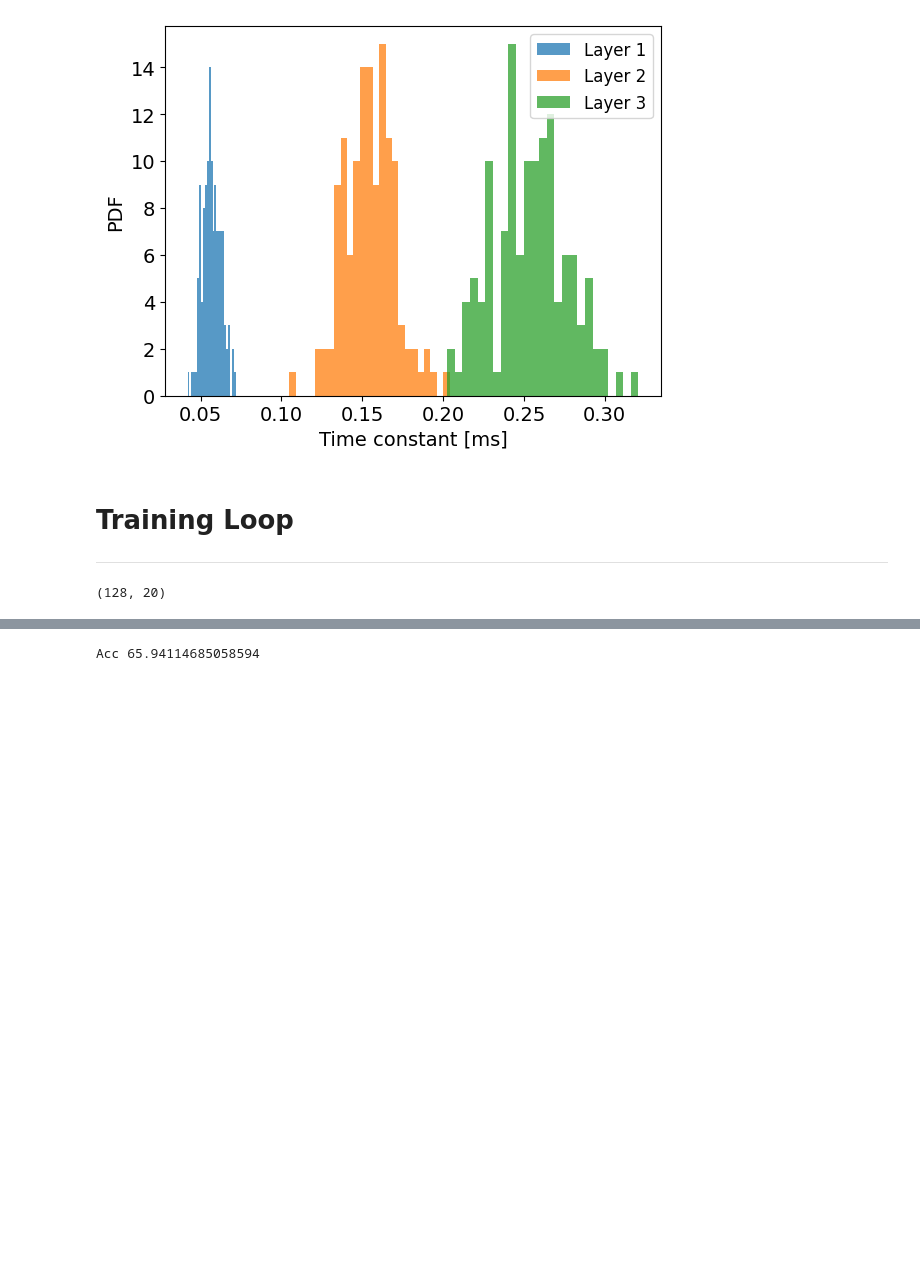
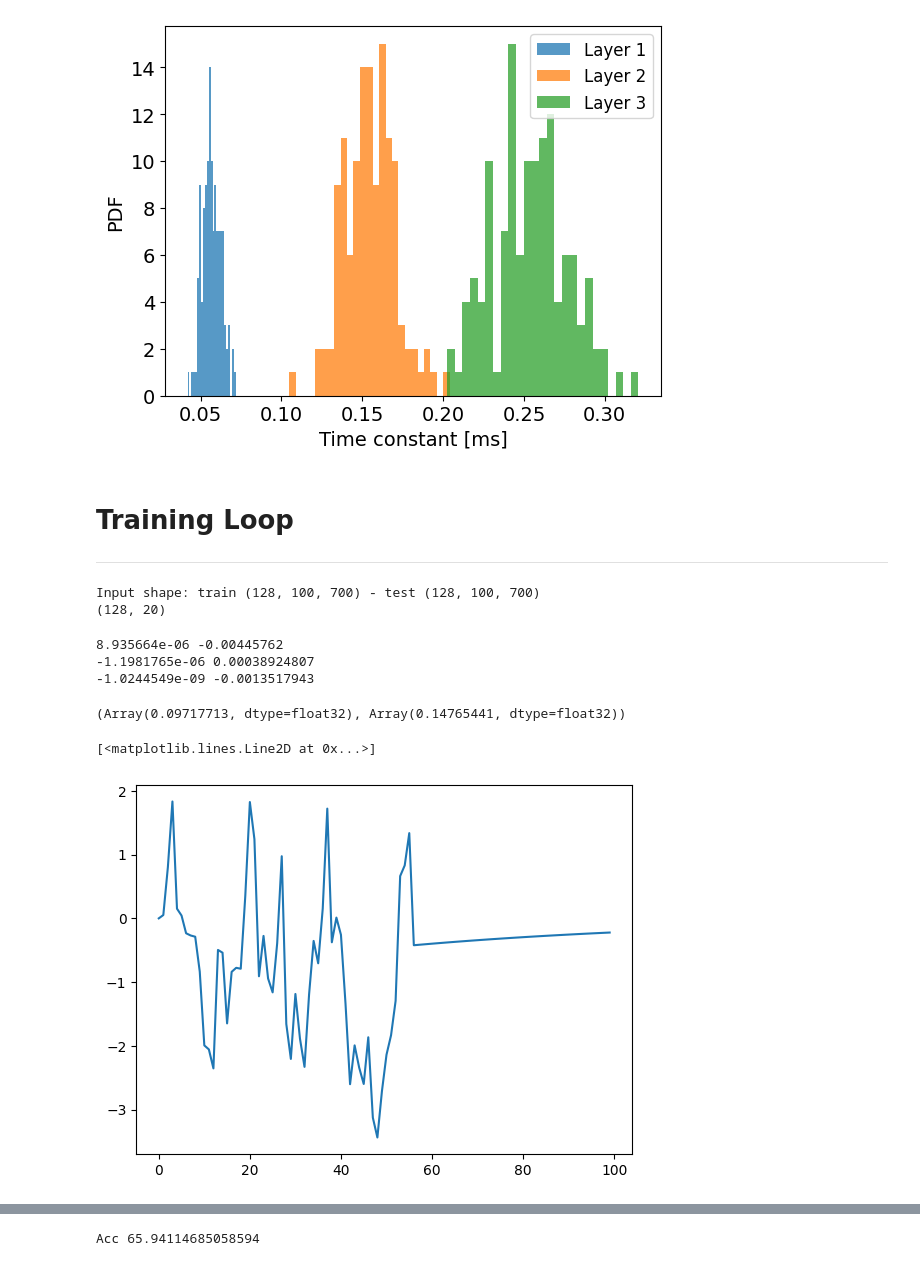
Before and after one commit to EIS-Hub/hSNN, a Jupyter notebook: snn_hierarchy_shd.ipynb, the cells around one changed output, grey strips where cells are left out. Saved outputs shown, nothing was run; the diff lists cells and outputs as text; code cells hidden in the pictures; blank space fills up the shorter version.

```diff
--- a/snn_hierarchy_shd.ipynb
+++ b/snn_hierarchy_shd.ipynb
@@ -285,7 +288,7 @@ def params_initializer( key, args ):
             weight_l = [weight_l, weight_rec_l]
             weight_mask__rec_l = 1 # jax.random.uniform(key_hid[l], [n_post, n_post]) < (1/args.n_layers)
             weight_mask_l = [weight_mask_l, weight_mask__rec_l]
-        if args.normalizer is not None:
+        if args.normalizer in ['batch', 'layer']:
             scale_norm = jnp.ones( (n_post) ) #jax.random.normal(key_hid[l], [n_post]) * (1/args.w_scale)
             bias_norm = jnp.zeros( (n_post) ) + args.norm_bias_init #jax.random.normal(key_hid[l], [n_post]) * (1/args.w_scale)
             weight_l = [weight_l, scale_norm, bias_norm]
@@ -515,14 +552,14 @@ def lif_forward(net_params, net_states, input_spikes, norm=LayerNorm):
     if len(w) == 3: I_in_norm = norm( I_in, bias = bias, scale = scale )
     else: I_in_norm = I_in #norm( I_in, bias = jnp.zeros( (I_in.shape[-1]) ), scale = jnp.ones( (I_in.shape[-1]) ) )
     # V_mem = (alpha) * (V_mem - out_spikes) + (1-alpha) * I_in #- out_spikes*v_thr
-    V_mem = (alpha) * (V_mem - out_spikes) + I_in #- out_spikes*v_thr
-    # V_mem = alpha * V_mem + I_in_norm - out_spikes*v_thr
+    # V_mem = (alpha) * (V_mem - out_spikes) + I_in #- out_spikes*v_thr
+    V_mem = alpha * V_mem + I_in_norm - out_spikes*v_thr
 
     out_spikes = spiking_fn( V_mem, v_thr )
     return [w, alpha], [w_mask, tau, V_mem, out_spikes, v_thr, noise_sd]
 
 # Leaky Integrate and Fire layer, Recurrent
-def lif_recurrent(net_params, net_states, input_spikes):
+def lif_recurrent(net_params, net_states, input_spikes, norm = LayerNorm):
     ''' Forward function for the Leaky-Integrate and Fire neuron layer, adopted here for the hidden layers. '''
 
     # state: the parameters (weights) and the state of the neurons (spikes, inputs and membrane, ecc..)
@@ -532,15 +569,19 @@ def lif_recurrent(net_params, net_states, input_spikes):
         weight, scale, bias = w
     else: weight = w
     win, wrec = weight
+    w_rec_diag_zeros = jnp.ones_like(wrec) - jnp.eye( wrec.shape[0] )
+
 
     # we evolve the state of the neuron according to the LIF formula, Euler approximation
     I_in = jnp.matmul(input_spikes, win*win_mask)
-    I_rec = jnp.matmul(out_spikes, wrec*wrec_mask)
+    I_rec = jnp.matmul(out_spikes, wrec*wrec_mask*w_rec_diag_zeros)
     # Normalization
-    if len(w) == 3: I_in_norm = norm( I_in+I_rec, bias = bias, scale = scale )
+    if len(w) == 3: I_in_norm = norm( I_in + I_rec, bias = bias, scale = scale )
     else: I_in_norm = I_in + I_rec #norm( I_in, bias = jnp.zeros( (I_in.shape[-1]) ), scale = jnp.ones( (I_in.shape[-1]) ) )
     # V_mem = (alpha) * (V_mem) + (1-alpha) * I_in - out_spikes*v_thr
-    V_mem = alpha * V_mem + I_in_norm - out_spikes*v_thr
+    # V_mem = alpha * V_mem + I_in_norm - out_spikes*v_thr
+    # V_mem = alpha * (V_mem - out_spikes) + (1-alpha) * ( I_in_norm )
+    V_mem = alpha * (V_mem - out_spikes) + (1) * ( I_in_norm )
     out_spikes = spiking_fn( V_mem, v_thr )
 
     return [w, alpha], [w_mask, tau, V_mem, out_spikes, v_thr, noise_sd]
@@ -662,7 +703,7 @@ args.distrib_tau = True
 args.hierarchy_tau = True
 args.recurrent = True
 args.normalizer = 'batch' #'layer'
-args.n_layers = 2
+args.n_layers = 3
 if args.recurrent:
     layer = lif_recurrent
     model = hrsnn_step
@@ -680,7 +721,7 @@ for n in range(len(net_params)):
     print(f'Alpha, layer {n}, size: {net_params[n][1].shape}')
 
 # forward pass: network
-args_out = model( [net_params, net_states, key, dropout_rate], x_train[0,50] )
+args_out = model( [net_params, net_states, key, dropout_rate], x_train[0,0] )
 print( len(args_out) )
 
 # dropout
@@ -769,11 +811,21 @@ args.normalizer = 'batch' #'layer'
 if args.recurrent:
     layer = lif_recurrent
     model = hrsnn_step
+    args.w_scale = [0.075, 0.05]
 else:
     layer = lif_forward
     model = hsnn_step
+    args.w_scale = [0.075]
 norm = BatchNorm
-args.n_layers = 4
+args.n_layers = 3
+
+
+key = jax.random.PRNGKey(seed=args.seed)
+# load data
+x_train, Y = next(iter( train_loader_custom_collate ))
+x_test, Y_test = next(iter( test_loader_custom_collate ))
+print('Input shape: train '+ str(x_train.shape) + ' - test '+ str(x_test.shape) )
+
 net_params, net_states = params_initializer( key, args )
 
 dropout_rate = 0.0
@@ -795,6 +847,23 @@ print( Yhat_cum.shape )
 loss_total, loss_values = loss(key, net_params, net_states, x_train, one_hot(Y, 20), 0)
 
 # values and gradients
-value, grads = value_and_grad(loss, has_aux=True, argnums=(1))(key, net_params, net_states, x_train, one_hot(Y,20), 0, dropout_rate=0.1)
+value, grads = value_and_grad(loss, has_aux=True, argnums=(1))(key, net_params, net_states, x_test, one_hot(Y,20), 0, dropout_rate=0.1)
 # %% [output]
+Input shape: train (128, 100, 700) - test (128, 100, 700)
 (128, 20)
+# %%
+for i in range( len(grads) ):
+    print( jnp.mean( grads[i][0][0][1] ), jnp.mean( grads[i][1] ) )
+# %% [output]
+8.935664e-06 -0.00445762
+-1.1981765e-06 0.00038924807
+-1.0244549e-09 -0.0013517943
+# %%
+jnp.mean( net_states_hist[0][3], axis=(0,1,2) ), jnp.mean( net_states_hist[1][3], axis=(0,1,2) )
+# %% [output]
+(Array(0.09717713, dtype=float32), Array(0.14765441, dtype=float32))
+# %%
+plt.plot( net_states_hist[0][2][0,:,10] )
+# %% [output]
+[<matplotlib.lines.Line2D at 0x...>]
+[figure, added]
```
Also changed, not shown: parts of 12 cells of this notebook, 3 other files.
